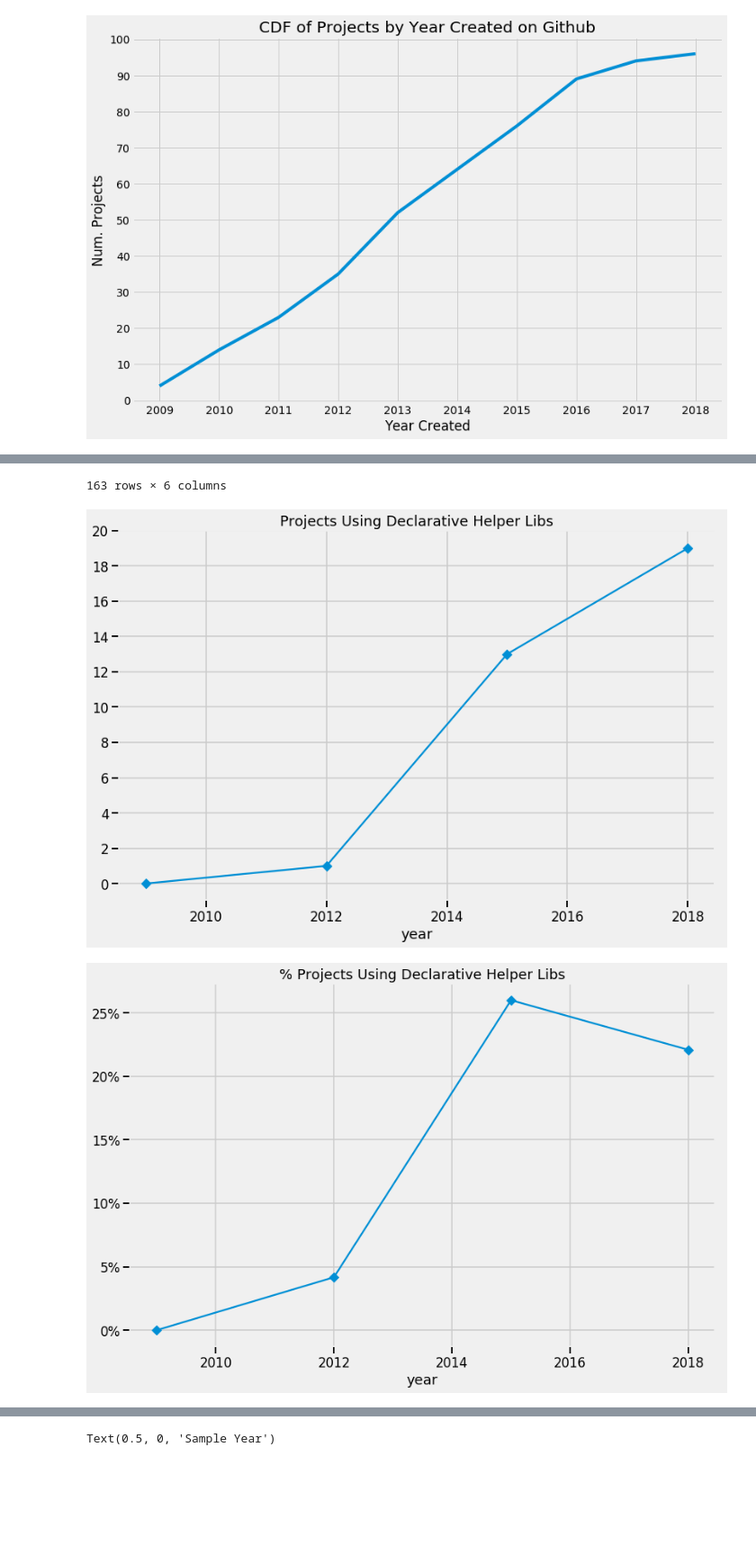
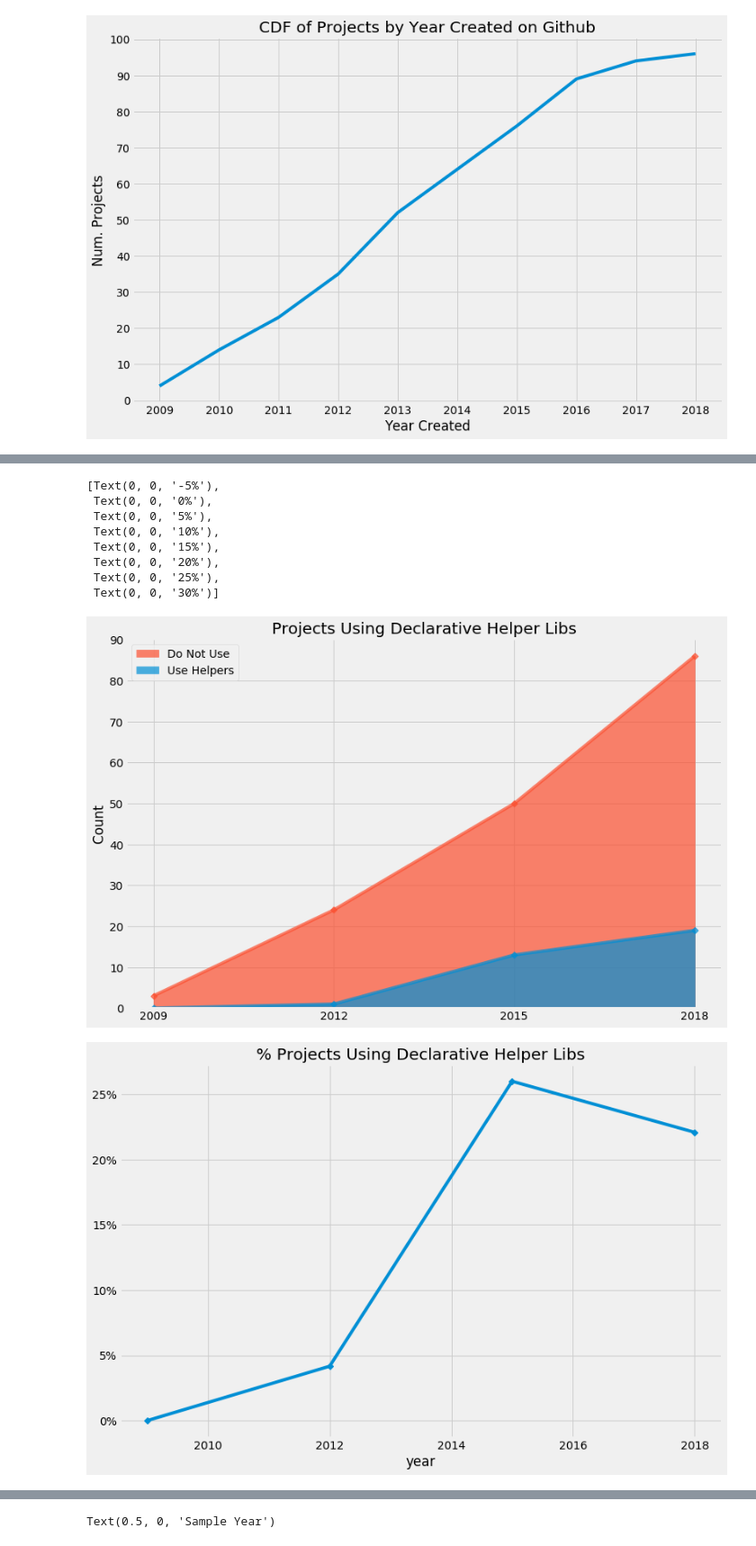
Before and after one commit to Luftzig/js-analyzer, a Jupyter notebook: results/graphs/Graphs.ipynb, the cells around one changed output, grey strips where cells are left out. Shown at 90% size. Drawn from its saved outputs; the diff is of its cells as text; code cells hidden in the pictures; blank space fills up the shorter version.

```diff
--- a/results/graphs/Graphs.ipynb
+++ b/results/graphs/Graphs.ipynb
@@ -220,12 +220,21 @@ revisions["fnLibs"] = revisions["dependencies"].apply(intersect(helper_libs))
 
 fig1, ax1 = plt.pyplot.subplots()
 fig2, ax2 = plt.pyplot.subplots()
-revisions["usesHelpers"].groupby(by="year").sum().plot(
+aggregated = revisions["usesHelpers"].groupby(by="year").agg({"Use Helpers": "sum", "Do Not Use": "count"}).reset_index().rename(columns={"index": "year"})
+aggregated[["Do Not Use", "Use Helpers"]].plot(
+    kind="area",
     title="Projects Using Declarative Helper Libs",
-    yticks=range(0, 22, 2),
+    yticks=range(0, 100, 10),
+    xticks=aggregated.index,
     ax=ax1,
-    style="D-"
+    style="D-",
+    stacked=False,
+    alpha=0.7,
+    colors=['#fc4f30', '#008fd5', ]
 )
+ax1.set_ylabel("Count")
+ax1.set_xticklabels(aggregated["year"])
+# ax1.set_xticklabels([2009, 2012, 2015, 2018])
 
 revisions["usesHelpers"].groupby(by="year").sum().divide(
     revisions["usesHelpers"].groupby(by="year").count()
@@ -260,6 +252,13 @@ To retain the current behavior and silence the warning, pass 'sort=True'.
-163 rows × 6 columns
+[Text(0, 0, '-5%'),
+ Text(0, 0, '0%'),
+ Text(0, 0, '5%'),
+ Text(0, 0, '10%'),
+ Text(0, 0, '15%'),
+ Text(0, 0, '20%'),
+ Text(0, 0, '25%'),
+ Text(0, 0, '30%')]
-[figure, old version]
+[figure, new version]
-[figure, old version]
+[figure, new version]
 # %%
 from functools import reduce
 from os.path import basename
```
Also changed, not shown: parts of 6 cells of this notebook, 44 other files.
